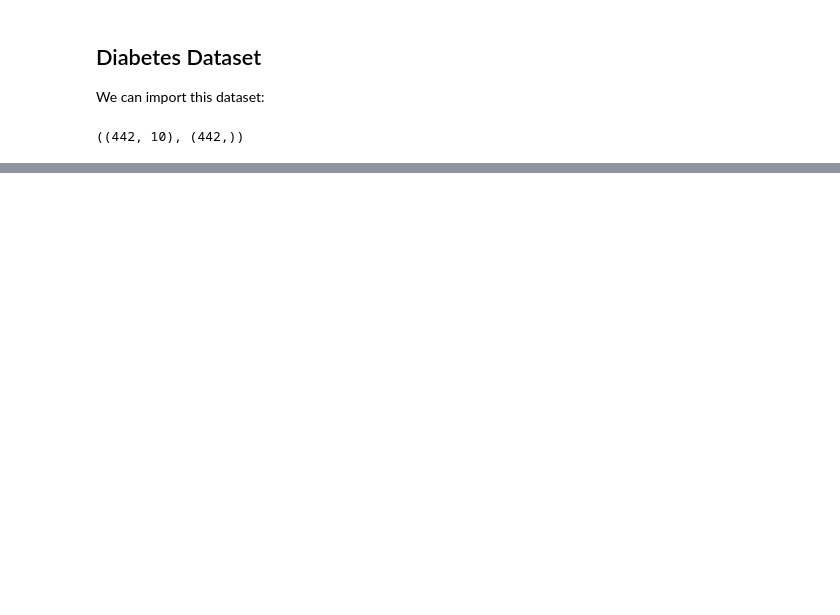
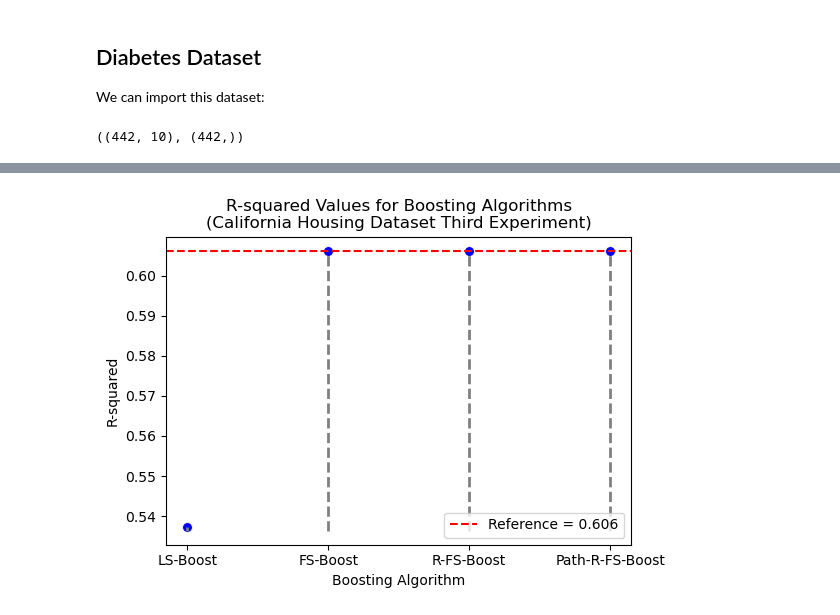
Before and after one commit to JuanNicolasMendozaRoncancio/Convex-Clustering-Project, a Jupyter notebook: Code/TestsBoosts.ipynb, the cells around one changed output, grey strips where cells are left out. Cells and saved outputs as stored; diff of their text form; code cells hidden in the pictures; blank space fills up the shorter version.

```diff
--- a/Code/TestsBoosts.ipynb
+++ b/Code/TestsBoosts.ipynb
@@ -82,0 +219,21 @@ bosting['Path-R-FS-Boost']
+# %%
+plt.figure(figsize=(6,4))
+
+sns.scatterplot(data=df, x="Algo", y="R_squared_third", s=50,
+                marker ='o', color='blue', legend=False)
+
+plt.axhline(r2values["California Housing Dataset Third Experiment"], color='red',
+            linestyle='--',
+            label=f'Reference = {r2values["California Housing Dataset Third Experiment"]:.3f}')
+plt.vlines(x=df["Algo"], ymin=min(df['R_squared_third']) - 0.001,
+           ymax=df['R_squared_third'], color='gray', linestyle='--', lw=2)
+
+
+plt.title("R-squared Values for Boosting Algorithms\n(California Housing Dataset Third Experiment)")
+plt.ylabel("R-squared")
+plt.xlabel("Boosting Algorithm")
+plt.legend()
+plt.ylim=(0,1.05)
+plt.show()
+# %% [output]
+[figure, added]
```
Also changed, not shown: parts of 32 cells of this notebook, 1 other file.
